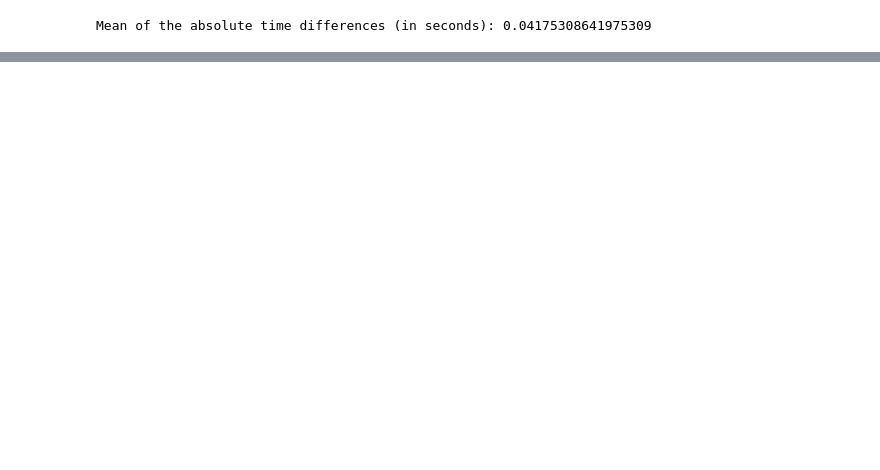
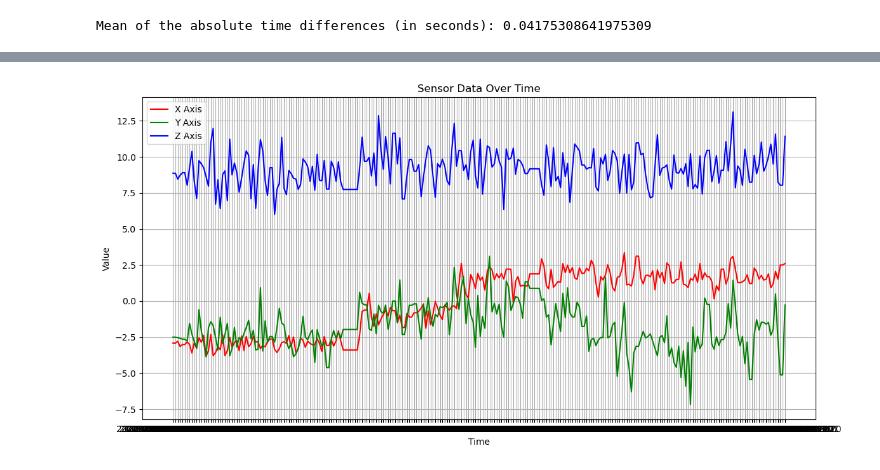
Before and after one commit to Arnavkode/Behavioural-Data-Analysis, a Jupyter notebook: plots/plot.ipynb, the cells around one changed output, grey strips where cells are left out. Drawn from its saved outputs; the diff is of its cells as text; code cells hidden in the pictures; blank space fills up the shorter version.

```diff
--- a/plots/plot.ipynb
+++ b/plots/plot.ipynb
@@ -64,0 +133,3 @@ KeyError: 'WatchTimestamp'
+# %%
+random = pd.read_csv("random.csv")
+random.head()
@@ -64,0 +143,17 @@ KeyError: 'WatchTimestamp'
+# %%
+import matplotlib.pyplot as plt
+time = "AcualTime"
+plt.figure(figsize=(12, 6))
+plt.plot(random[time], random['Ax'], label='X Axis', color='r')
+plt.plot(random[time], random['Ay'], label='Y Axis', color='g')
+plt.plot(random[time], random['Az'], label='Z Axis', color='b')
+
+plt.title('Sensor Data Over Time')
+plt.xlabel('Time')
+plt.ylabel('Value')
+plt.legend()
+plt.grid(True)
+plt.tight_layout()
+plt.show()
+# %% [output]
+[figure, added]
```
Also changed, not shown: parts of 20 cells of this notebook, 32 other files.
